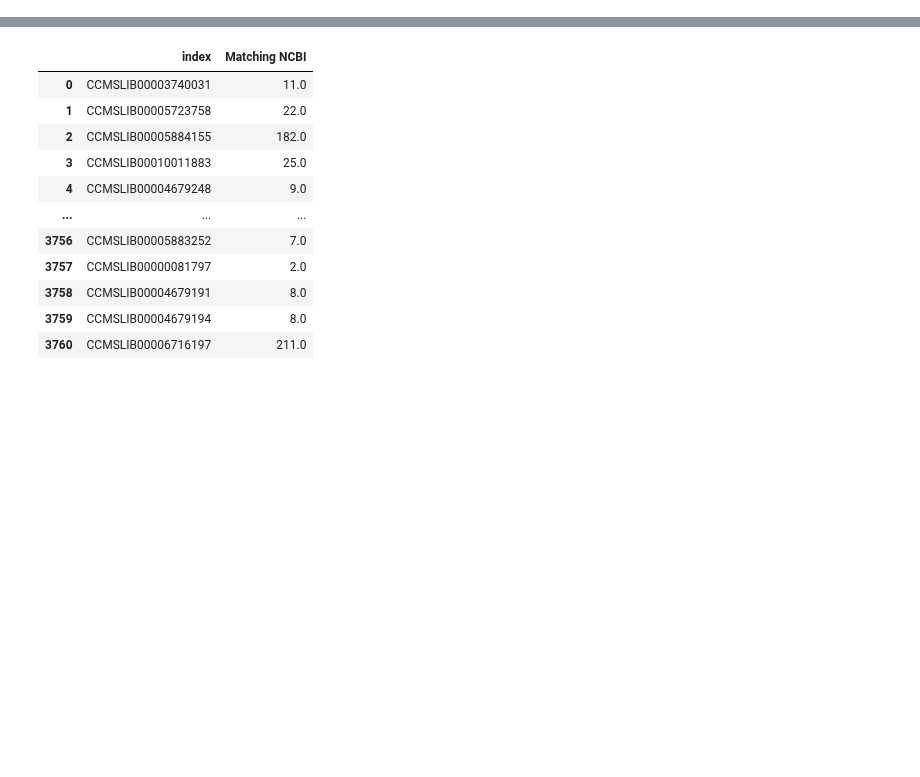
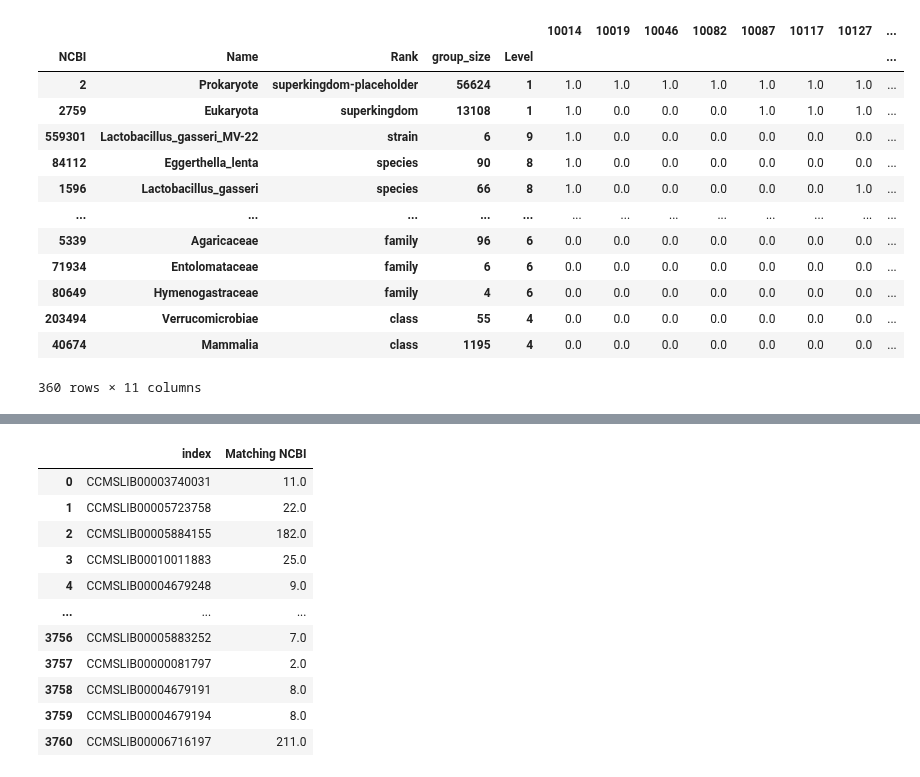
Before and after one commit to robinschmid/microbe_masst, a Jupyter notebook: code/summary_stats.ipynb, the cells around one changed output, grey strips where cells are left out. Cells and saved outputs as stored; diff of their text form; code cells hidden in the pictures; blank space fills up the shorter version.

```diff
--- a/code/summary_stats.ipynb
+++ b/code/summary_stats.ipynb
@@ -39,0 +42,23 @@ merged_df
+# %%
+merged_df = create_summary_file(path,
+                                    special_masst=special_masst,
+                                    out_file=out_file,
+                                    min_matches=min_matches,
+                                    matches_to_binary_presence=True
+                                    )
+merged_df
+# %% [output]
+|  |  |  |  |  | 10014 | 10019 | 10046 | 10082 | 10087 | 10117 | 10127 | ... |
+| NCBI | Name | Rank | group_size | Level |  |  |  |  |  |  |  | ... |
+| 2 | Prokaryote | superkingdom-placeholder | 56624 | 1 | 1.0 | 1.0 | 1.0 | 1.0 | 1.0 | 1.0 | 1.0 | ... |
+| 2759 | Eukaryota | superkingdom | 13108 | 1 | 1.0 | 0.0 | 0.0 | 0.0 | 1.0 | 1.0 | 1.0 | ... |
+| 559301 | Lactobacillus_gasseri_MV-22 | strain | 6 | 9 | 1.0 | 0.0 | 0.0 | 0.0 | 0.0 | 0.0 | 0.0 | ... |
+| 84112 | Eggerthella_lenta | species | 90 | 8 | 1.0 | 0.0 | 0.0 | 0.0 | 0.0 | 0.0 | 0.0 | ... |
+| 1596 | Lactobacillus_gasseri | species | 66 | 8 | 1.0 | 0.0 | 0.0 | 0.0 | 0.0 | 0.0 | 1.0 | ... |
+| ... | ... | ... | ... | ... | ... | ... | ... | ... | ... | ... | ... | ... |
+| 5339 | Agaricaceae | family | 96 | 6 | 0.0 | 0.0 | 0.0 | 0.0 | 0.0 | 0.0 | 0.0 | ... |
+| 71934 | Entolomataceae | family | 6 | 6 | 0.0 | 0.0 | 0.0 | 0.0 | 0.0 | 0.0 | 0.0 | ... |
+| 80649 | Hymenogastraceae | family | 4 | 6 | 0.0 | 0.0 | 0.0 | 0.0 | 0.0 | 0.0 | 0.0 | ... |
+| 203494 | Verrucomicrobiae | class | 55 | 4 | 0.0 | 0.0 | 0.0 | 0.0 | 0.0 | 0.0 | 0.0 | ... |
+| 40674 | Mammalia | class | 1195 | 4 | 0.0 | 0.0 | 0.0 | 0.0 | 0.0 | 0.0 | 0.0 | ... |
+360 rows × 11 columns
```
Also changed, not shown: parts of 9 cells of this notebook, 1 other file.
